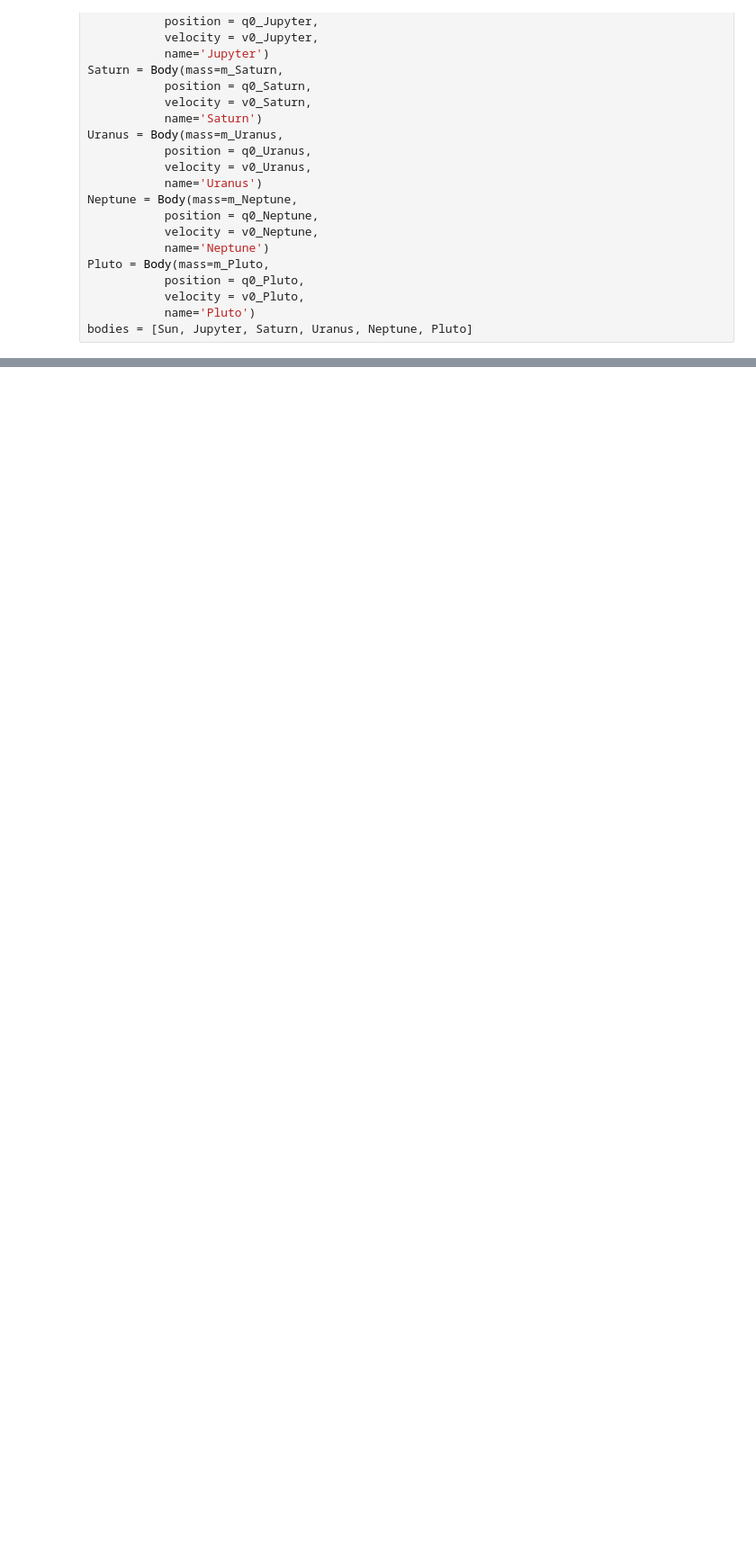
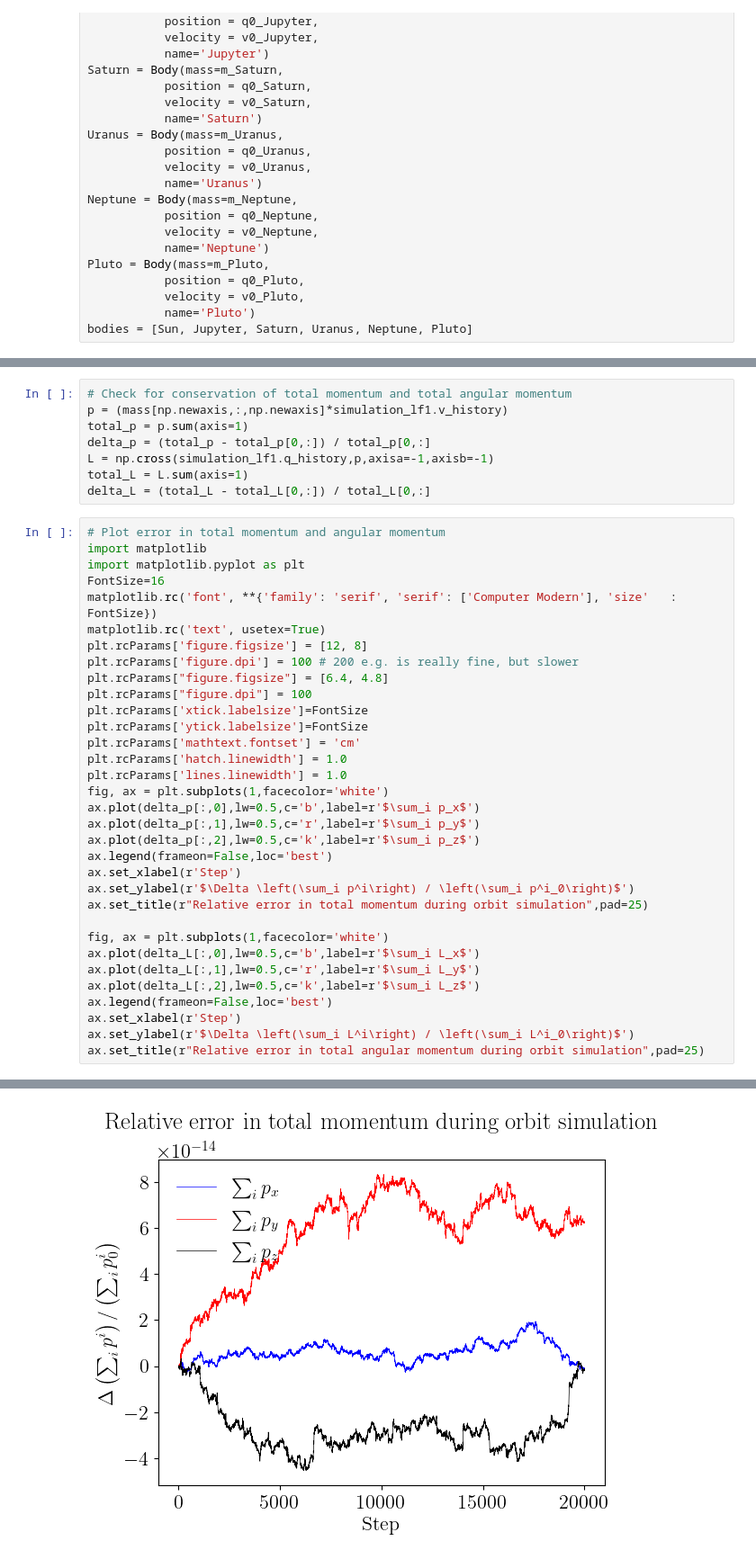
Before and after one commit to MinhMPA/Norbit, a Jupyter notebook: Norbit_demo.ipynb, the cells around one changed output, grey strips where cells are left out. Shown: that part at 90% size. Drawn from its saved outputs; the diff is of its cells as text; blank space fills up the shorter version.

```diff
--- a/Norbit_demo.ipynb
+++ b/Norbit_demo.ipynb
@@ -39,3 +39,45 @@ orbit_duration = 2.E5 # orbit duration in Earth days
 simulation_lf1 = OrbitSimulation(bodies)
 simulation_lf1.specify_Hamiltonian(dVdq)
 simulation_lf1.run(orbit_duration,timestep)
+# %%
+# Check for conservation of total momentum and total angular momentum
+p = (mass[np.newaxis,:,np.newaxis]*simulation_lf1.v_history)
+total_p = p.sum(axis=1)
+delta_p = (total_p - total_p[0,:]) / total_p[0,:]
+L = np.cross(simulation_lf1.q_history,p,axisa=-1,axisb=-1)
+total_L = L.sum(axis=1)
+delta_L = (total_L - total_L[0,:]) / total_L[0,:]
+# %%
+# Plot error in total momentum and angular momentum
+import matplotlib
+import matplotlib.pyplot as plt
+FontSize=16
+matplotlib.rc('font', **{'family': 'serif', 'serif': ['Computer Modern'], 'size'   : FontSize})
+matplotlib.rc('text', usetex=True)
+plt.rcParams['figure.figsize'] = [12, 8]
+plt.rcParams['figure.dpi'] = 100 # 200 e.g. is really fine, but slower
+plt.rcParams["figure.figsize"] = [6.4, 4.8]
+plt.rcParams["figure.dpi"] = 100
+plt.rcParams['xtick.labelsize']=FontSize
+plt.rcParams['ytick.labelsize']=FontSize
+plt.rcParams['mathtext.fontset'] = 'cm'
+plt.rcParams['hatch.linewidth'] = 1.0
+plt.rcParams['lines.linewidth'] = 1.0
+fig, ax = plt.subplots(1,facecolor='white')
+ax.plot(delta_p[:,0],lw=0.5,c='b',label=r'$\sum_i p_x$')
+ax.plot(delta_p[:,1],lw=0.5,c='r',label=r'$\sum_i p_y$')
+ax.plot(delta_p[:,2],lw=0.5,c='k',label=r'$\sum_i p_z$')
+ax.legend(frameon=False,loc='best')
+ax.set_xlabel(r'Step')
+ax.set_ylabel(r'$\Delta \left(\sum_i p^i\right) / \left(\sum_i p^i_0\right)$')
+ax.set_title(r"Relative error in total momentum during orbit simulation",pad=25)
+
+fig, ax = plt.subplots(1,facecolor='white')
+ax.plot(delta_L[:,0],lw=0.5,c='b',label=r'$\sum_i L_x$')
+ax.plot(delta_L[:,1],lw=0.5,c='r',label=r'$\sum_i L_y$')
+ax.plot(delta_L[:,2],lw=0.5,c='k',label=r'$\sum_i L_z$')
+ax.legend(frameon=False,loc='best')
+ax.set_xlabel(r'Step')
+ax.set_ylabel(r'$\Delta \left(\sum_i L^i\right) / \left(\sum_i L^i_0\right)$')
+ax.set_title(r"Relative error in total angular momentum during orbit simulation",pad=25)
+# %% [output]
@@ -41,0 +85 @@ simulation_lf1.run(orbit_duration,timestep)
+[figure, added]
```
Also changed, not shown: parts of 5 cells of this notebook, 5 other files.
